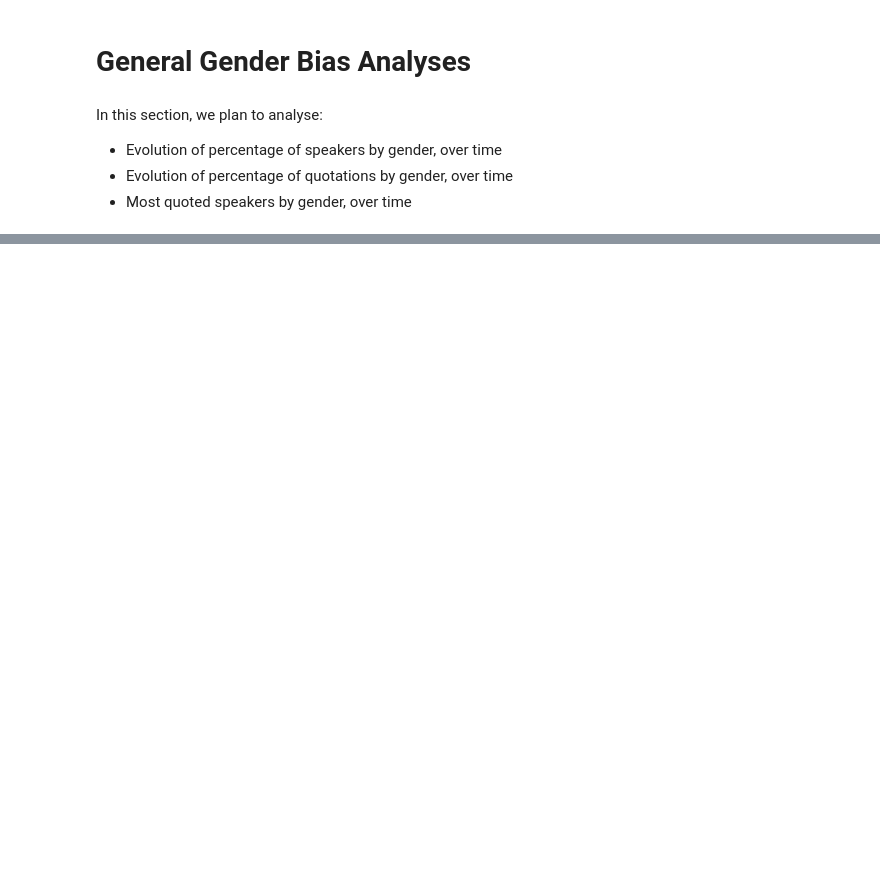
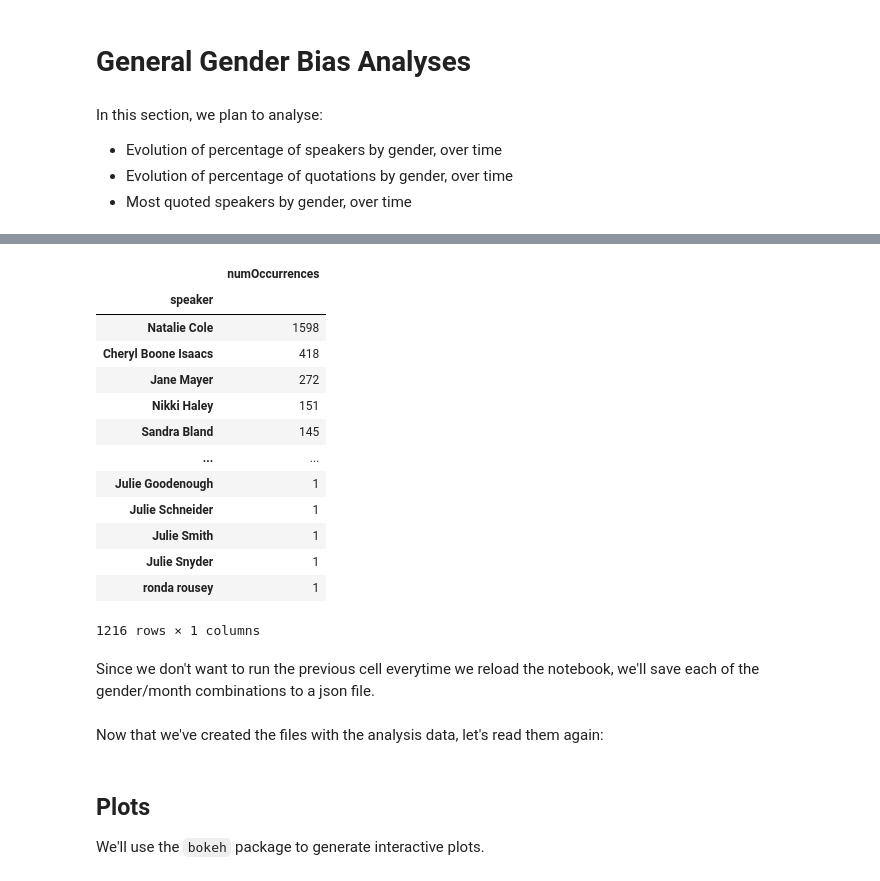
Before and after one commit to epfl-ada/ada-2021-project-madam, a Jupyter notebook: Data_story_analysis.ipynb, the cells around one changed output, grey strips where cells are left out. Saved outputs shown, nothing was run; the diff lists cells and outputs as text; code cells hidden in the pictures; blank space fills up the shorter version.

Commit message:
Added general analysis, example of bokeh

```diff
--- a/Data_story_analysis.ipynb
+++ b/Data_story_analysis.ipynb
@@ -44,2 +59,8 @@ The pre-processed data will be loaded each year, by chunks. In the analyses, we
 # %%
-years = [2019] ###CHANGE THIS  FOR ALL YEARS
+# Time ranges
+years = range(2015,2021)
+min_month = "2015-01"
+max_month = "2020-04"
+all_months = pd.period_range(min_month, max_month, freq='M')
+
+genders = ['male', 'female', 'transgender male', 'transgender female', 'non-binary', 'genderfluid']
@@ -46,7 +87,7 @@ years = [2019] ###CHANGE THIS  FOR ALL YEARS
 # %%
-start = timeit.default_timer()
 # Loop through years
 for year in years:
+    start = timeit.default_timer()
 
     # data location and chunk size
     data_file = 'quotes-'+ str(year)+'-prep.json.bz2'
@@ -57,12 +98,35 @@ for year in years:
     f = bz2.open(data_path, "rb")
     data=pd.read_json(f, lines=True, chunksize=chunk_size)
 
+    print(f"Analysing year {year}...", end=" ")
+
+
     # Loop through chunks
     for i_chunk, chunk in enumerate(data):
 
-        ## Test the speed of this
-        print(f"Male quotes in chunk {i_chunk} = {chunk[chunk['gender'] == 'male']['numOccurrences'].sum()}")
+        ## Run analysis ##
 
-stop = timeit.default_timer()
-print(f"Time = {stop-start:.2f}s")
+        # Create range of months for this year
+        if year != 2020:
+            months = pd.period_range(str(year)+'-'+'01', str(year)+'-'+'12', freq='M')
+        else:
+            months = pd.period_range(str(year)+'-'+'01', str(year)+'-'+'04', freq='M')
+
+        # Loop through months
+        for month in months:
+            # Mask to select desired month
+            month_mask = (chunk['date'].dt.to_period('m') == month)
+
+            # Loop through genders
+            for gender in genders:
+
+                # Mask to select desired gender
+                gender_mask = (chunk['gender'] == gender)
+
+                # Concatenate the speakers in this chunk with our dictionary
+                df = chunk[gender_mask & month_mask].groupby("speaker").sum()
+                speaker_df[gender][month] = pd.concat([speaker_df[gender][month],df]).groupby("speaker").sum()
+
+    stop = timeit.default_timer()
+    print(f"Done in {stop-start:.2f}s")
 # %% [output]
@@ -85,0 +138,20 @@ Time = 510.51s
+# %%
+speaker_df['female'][all_months[12]].sort_values(by='numOccurrences', ascending = False)
+#speaker_df['male'][all_months[0]].sum()
+# %% [output]
+|  | numOccurrences |
+| speaker |  |
+| Natalie Cole | 1598 |
+| Cheryl Boone Isaacs | 418 |
+| Jane Mayer | 272 |
+| Nikki Haley | 151 |
+| Sandra Bland | 145 |
+| ... | ... |
+| Julie Goodenough | 1 |
+| Julie Schneider | 1 |
+| Julie Smith | 1 |
+| Julie Snyder | 1 |
+| ronda rousey | 1 |
+1216 rows × 1 columns
+# %% [markdown]
+Since we don't want to run the previous cell everytime we reload the notebook, we'll save each of the gender/month combinations to a json file.
@@ -85,0 +169,2 @@ Time = 510.51s
+# %% [markdown]
+Now that we've created the files with the analysis data, let's read them again:
@@ -85,0 +183,4 @@ Time = 510.51s
+# %% [markdown]
+## Plots
+
+We'll use the `bokeh` package to generate interactive plots.
```
Also changed, not shown: parts of 14 cells of this notebook.
